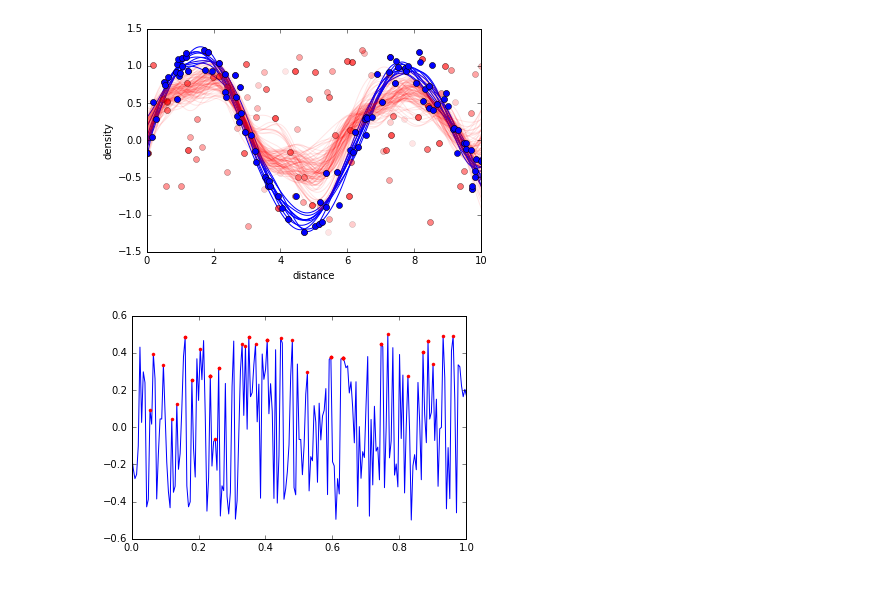
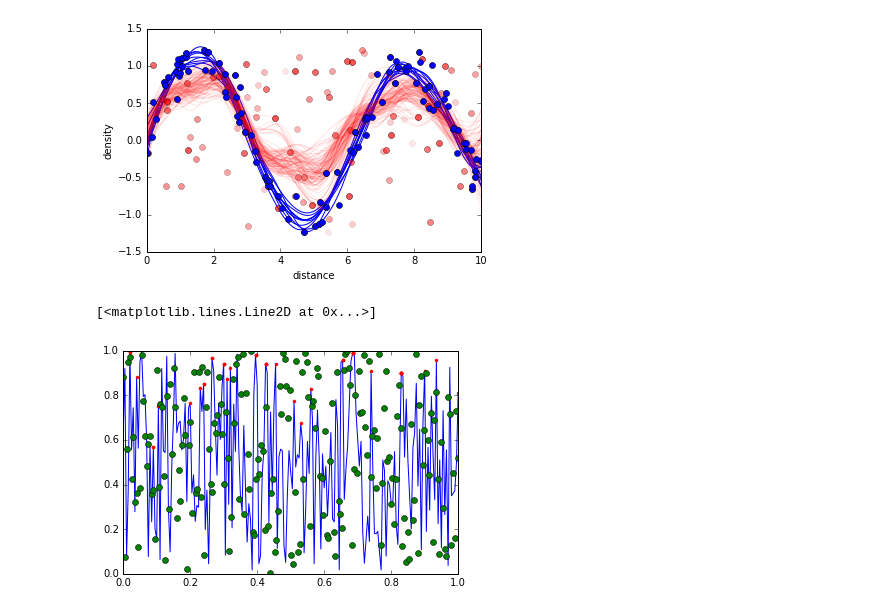
Before and after one commit to aimalz/densityfield, a Jupyter notebook: GPSandbox.ipynb, the cells around one changed output. Cells and saved outputs as stored; diff of their text form; code cells hidden in the pictures.

```diff
--- a/GPSandbox.ipynb
+++ b/GPSandbox.ipynb
@@ -148,8 +147,10 @@ import scipy.optimize as opt
 zrange = [0,1]
 expectedMaxes=200
 
-ydata = np.random.rand(expectedMaxes*10)-0.5
+ydata = np.random.rand(expectedMaxes*10)
+yplot = np.random.rand(expectedMaxes)
 xdata = np.linspace(zrange[0],zrange[1]*10,expectedMaxes*10)
+xplot = np.linspace(zrange[0],zrange[1],expectedMaxes)
 
 plt.plot(xdata,ydata)
 
@@ -157,34 +158,38 @@ plt.xlim(zrange)
 
 testfunct1 = interp.interp1d(xdata,ydata)
 
 def testfunct(x):
     return -1.0*testfunct1(x)
 
 #build list of maxima
 x0list = np.linspace(zrange[0]+0.01,zrange[1]-0.01,expectedMaxes)
 xmaxList = []
 ymaxList = []
+yerrList = []
 for x0 in x0list:
     xmaxLocal = opt.fmin(testfunct,x0,disp=0)
     xmaxList.append(xmaxLocal)
     ymaxList.append(testfunct1(xmaxLocal))
-    yerrList.append(ntestfunct1(xmaxLocal))
+    yerrList.append(testfunct1(xmaxLocal))
 
 
-xmaxList = np.array(xmaxList)
-ymaxList = np.array(ymaxList)
+xmaxList = np.array(xmaxList).flatten()
+ymaxList = np.array(ymaxList).flatten()
+yerrList = np.array(yerrList).flatten()
 
 #Subsample a certain number of clouds
 
 nClouds = 50
 cloudIndices = np.random.choice(range(len(xmaxList)),nClouds)
 
 myCloudsX = xmaxList[cloudIndices]
 myCloudsY = ymaxList[cloudIndices]
 
 for x,y in zip(myCloudsX,myCloudsY):
     plt.plot(x,y,'r.')
+plt.plot(xplot,yplot,'go')
 
 #print myCloudsX, myCloudsY
 # %% [output]
+[<matplotlib.lines.Line2D at 0x...>]
-[figure, old version]
+[figure, new version]
```
Also changed, not shown: parts of 4 cells of this notebook.
